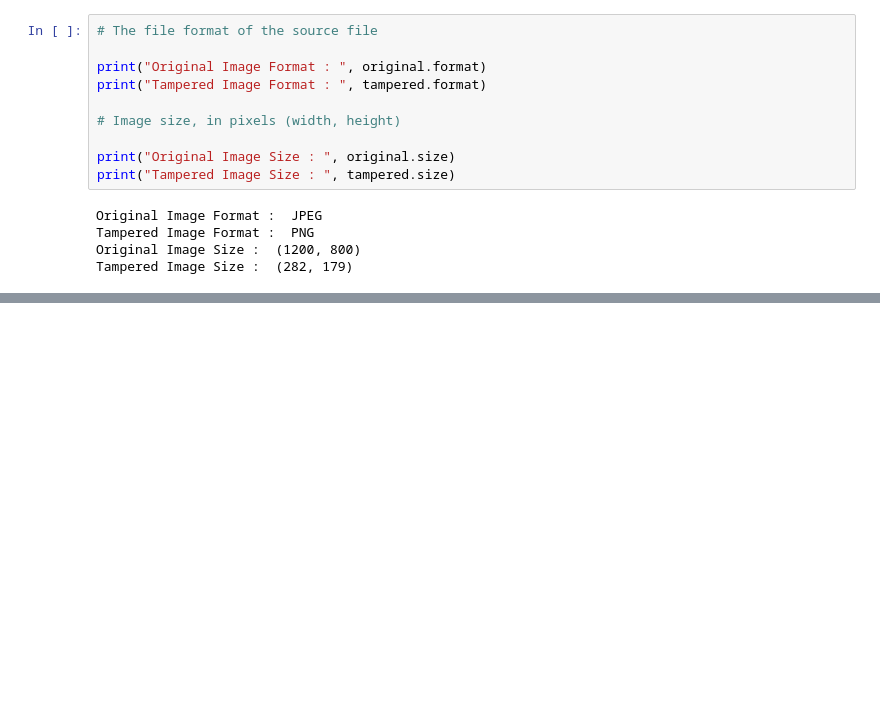
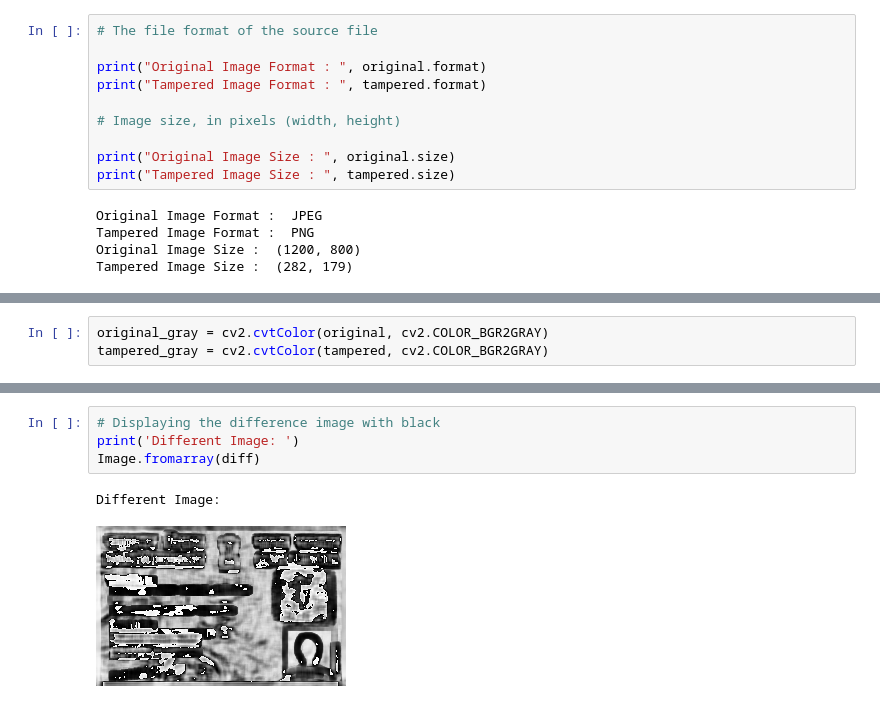
Before and after one commit to Shamiur777/PAN-Card-Tampering-Detection, a Jupyter notebook: PAN_Card_Tampering_Detection.ipynb, the cells around one changed output, grey strips where cells are left out. Drawn from its saved outputs; the diff is of its cells as text; blank space fills up the shorter version.

```diff
--- a/PAN_Card_Tampering_Detection.ipynb
+++ b/PAN_Card_Tampering_Detection.ipynb
@@ -43,0 +53,3 @@ print(tampered.size)
+# %%
+original_gray = cv2.cvtColor(original, cv2.COLOR_BGR2GRAY)
+tampered_gray = cv2.cvtColor(tampered, cv2.COLOR_BGR2GRAY)
@@ -43,0 +98,7 @@ print(tampered.size)
+# %%
+# Displaying the difference image with black
+print('Different Image: ')
+Image.fromarray(diff)
+# %% [output]
+Different Image:
+[figure, added]
```
Also changed, not shown: parts of 12 cells of this notebook, 2 other files.
